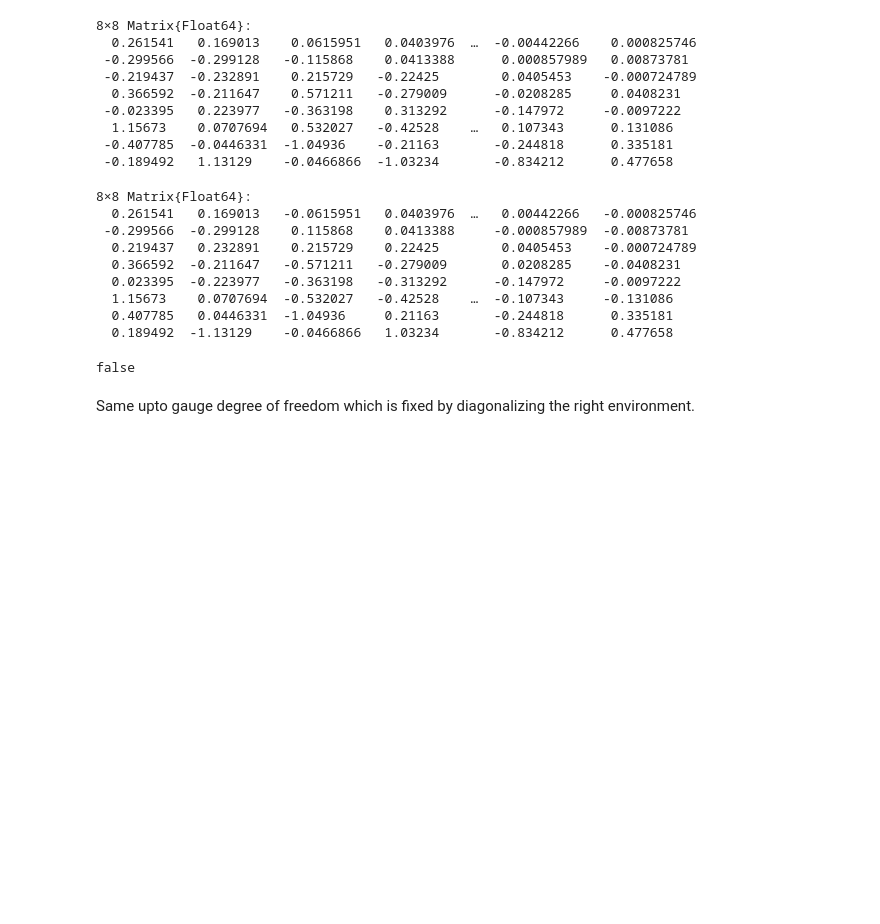
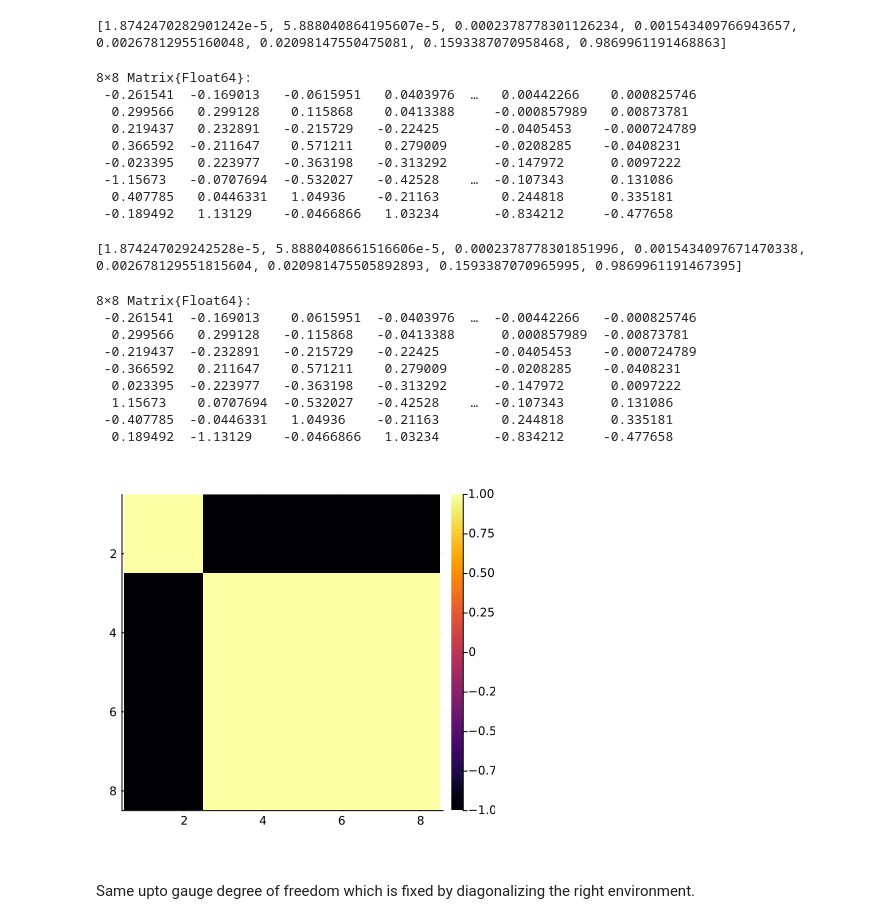
Before and after one commit to 20akshay00/CMPSExcitations, a Jupyter notebook: notebooks/yang-gaudin/groundstate_constrained.ipynb, the cells around one changed output. Cells and saved outputs as stored; diff of their text form; code cells hidden in the pictures; blank space fills up the shorter version.

```diff
--- a/notebooks/yang-gaudin/groundstate_constrained.ipynb
+++ b/notebooks/yang-gaudin/groundstate_constrained.ipynb
@@ -79,37 +82,44 @@ Energy density: -2.761265509087064
 └ @ CMPSKit /home/ashankar/Documents/PhDstuff/code/TensorNetworks/CMPSKit.jl/src/yanggaudin/groundstate.jl:118
 # %%
+Q = stateCLLeq.Q[]
 R = stateCLLeq.Rs[1][]
 U = eigen(rightenv(stateCLLeq)[1][]).vectors
+println(eigen(rightenv(stateCLLeq)[1][]).values)
+
+QCLLeq = U \ Q * U
 RCLLeq = U \ R * U
-RCLLeq ./= sign(RCLLeq[1])
 # %% [output]
-8×8 Matrix{Float64}:
-  0.261541   0.169013    0.0615951   0.0403976  …  -0.00442266    0.000825746
- -0.299566  -0.299128   -0.115868    0.0413388      0.000857989   0.00873781
- -0.219437  -0.232891    0.215729   -0.22425        0.0405453    -0.000724789
-  0.366592  -0.211647    0.571211   -0.279009      -0.0208285     0.0408231
- -0.023395   0.223977   -0.363198    0.313292      -0.147972     -0.0097222
-  1.15673    0.0707694   0.532027   -0.42528    …   0.107343      0.131086
- -0.407785  -0.0446331  -1.04936    -0.21163       -0.244818      0.335181
- -0.189492   1.13129    -0.0466866  -1.03234       -0.834212      0.477658
+[1.8742470282901242e-5, 5.888040864195607e-5, 0.0002378778301126234, 0.001543409766943657, 0.00267812955160048, 0.02098147550475081, 0.1593387070958468, 0.9869961191468863]
+8×8 Matrix{Float64}:
+ -0.261541  -0.169013   -0.0615951   0.0403976  …   0.00442266    0.000825746
+  0.299566   0.299128    0.115868    0.0413388     -0.000857989   0.00873781
+  0.219437   0.232891   -0.215729   -0.22425       -0.0405453    -0.000724789
+  0.366592  -0.211647    0.571211    0.279009      -0.0208285    -0.0408231
+ -0.023395   0.223977   -0.363198   -0.313292      -0.147972      0.0097222
+ -1.15673   -0.0707694  -0.532027   -0.42528    …  -0.107343      0.131086
+  0.407785   0.0446331   1.04936    -0.21163        0.244818      0.335181
+ -0.189492   1.13129    -0.0466866   1.03234       -0.834212     -0.477658
 # %%
+Q = stateCLL.Q[]
 R = stateCLL.Rs[1][]
 U = eigen(rightenv(stateCLL)[1][]).vectors
+println(eigen(rightenv(stateCLL)[1][]).values)
+QCLL = U \ Q * U
 RCLL = U \ R * U
-RCLL ./= sign(RCLL[1])
 # %% [output]
-8×8 Matrix{Float64}:
-  0.261541   0.169013   -0.0615951   0.0403976  …   0.00442266   -0.000825746
- -0.299566  -0.299128    0.115868    0.0413388     -0.000857989  -0.00873781
-  0.219437   0.232891    0.215729    0.22425        0.0405453    -0.000724789
-  0.366592  -0.211647   -0.571211   -0.279009       0.0208285    -0.0408231
-  0.023395  -0.223977   -0.363198   -0.313292      -0.147972     -0.0097222
-  1.15673    0.0707694  -0.532027   -0.42528    …  -0.107343     -0.131086
-  0.407785   0.0446331  -1.04936     0.21163       -0.244818      0.335181
-  0.189492  -1.13129    -0.0466866   1.03234       -0.834212      0.477658
+[1.874247029242528e-5, 5.8880408661516606e-5, 0.0002378778301851996, 0.0015434097671470338, 0.002678129551815604, 0.020981475505892893, 0.1593387070965995, 0.9869961191467395]
+8×8 Matrix{Float64}:
+ -0.261541  -0.169013    0.0615951  -0.0403976  …  -0.00442266   -0.000825746
+  0.299566   0.299128   -0.115868   -0.0413388      0.000857989  -0.00873781
+ -0.219437  -0.232891   -0.215729   -0.22425       -0.0405453    -0.000724789
+ -0.366592   0.211647    0.571211    0.279009      -0.0208285    -0.0408231
+  0.023395  -0.223977   -0.363198   -0.313292      -0.147972      0.0097222
+  1.15673    0.0707694  -0.532027   -0.42528    …  -0.107343      0.131086
+ -0.407785  -0.0446331   1.04936    -0.21163        0.244818      0.335181
+  0.189492  -1.13129    -0.0466866   1.03234       -0.834212     -0.477658
-# %%
-RCLL ≈ RCLLeq
-# %% [output]
-false
+# %%
+heatmap(RCLL ./ RCLLeq, yflip=true, aspect_ratio=1, size=(400, 400))
+# %% [output]
+[figure, added]
 # %% [markdown]
 Same upto gauge degree of freedom which is fixed by diagonalizing the right environment.
```
Also changed, not shown: parts of 3 cells of this notebook, 5 other files.
